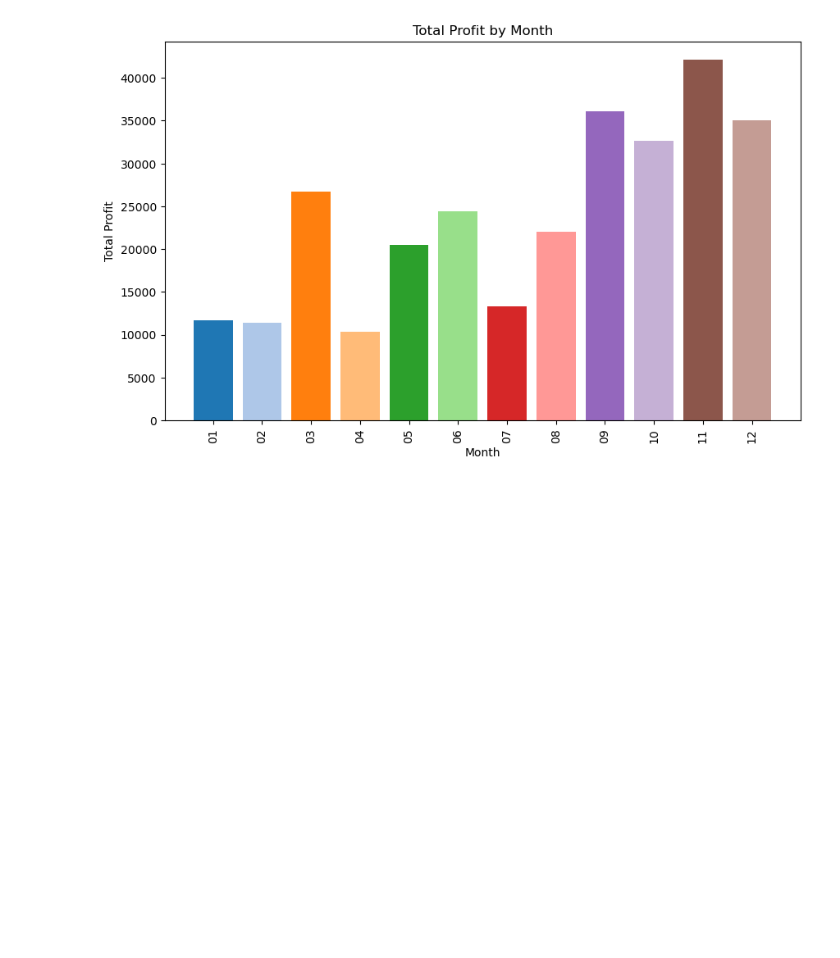
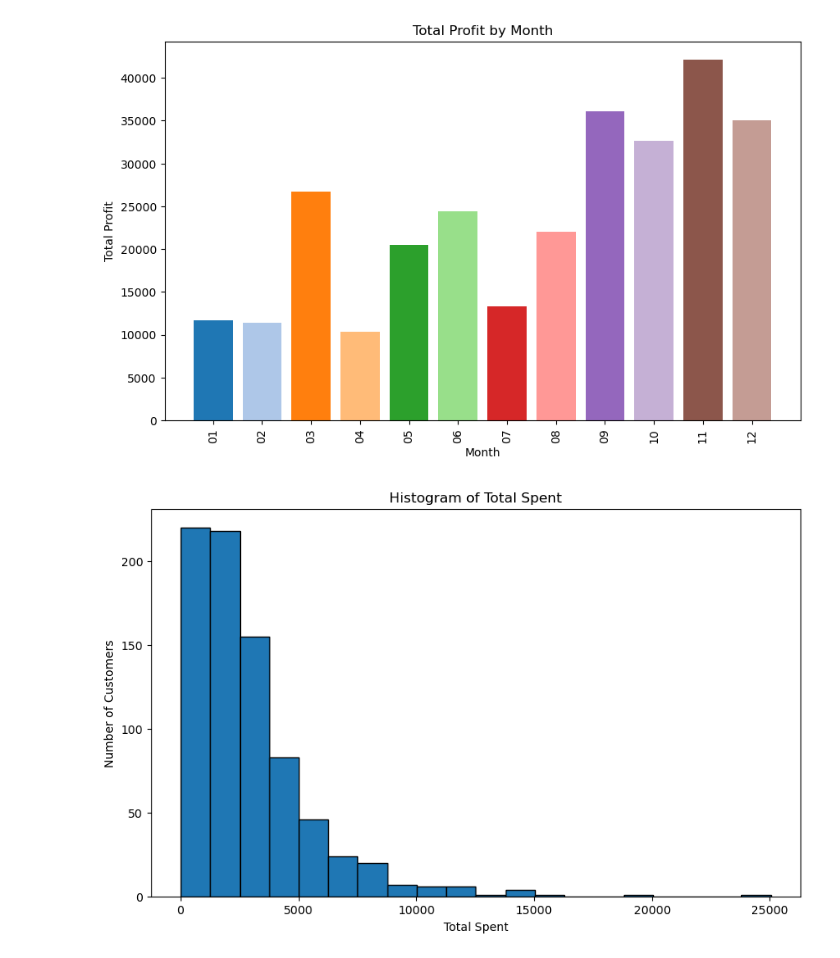
Before and after one commit to Paul-Sabin/E-Commerce, a Jupyter notebook: EDA_e-shop.ipynb, the cells around one changed output. Drawn from its saved outputs; the diff is of its cells as text; code cells hidden in the pictures; blank space fills up the shorter version.

Commit message:
New plots

```diff
--- a/EDA_e-shop.ipynb
+++ b/EDA_e-shop.ipynb
@@ -75,3 +76,30 @@ plt.title('Total Profit by Month')
 plt.show()
 # %% [output]
 [figure]
+# %%
+c = eshop_db.cursor()
+# %%
+# Execute the query
+c.execute('''
+SELECT Orders.CustomerID, SUM(Sales) AS TotalSpent, COUNT(ProductID) AS ItemsBought, State, Segment
+FROM Orders
+JOIN OrderDetails ON Orders.OrderID=OrderDetails.OrderID
+JOIN Addresses ON Addresses.AddressID=Orders.AddressID
+JOIN Customers on Customers.CustomerID=Orders.CustomerID
+GROUP BY Orders.CustomerID
+ORDER BY SUM(Sales) DESC''')
+
+# Fetch the results
+results = c.fetchall()
+
+# Convert to DataFrame
+df = pd.DataFrame(results, columns=['CustomerID', 'TotalSpent', 'ItemsBought', 'State', 'Segment'])
+# %%
+plt.figure(figsize=(10, 6))
+plt.hist(df['TotalSpent'], bins=20, edgecolor='black')  # Adjust the number of bins as needed
+plt.title('Histogram of Total Spent')
+plt.xlabel('Total Spent')
+plt.ylabel('Number of Customers')
+plt.show()
+# %% [output]
+[figure, added]
```
Also changed, not shown: parts of 2 cells of this notebook, 1 other file.
